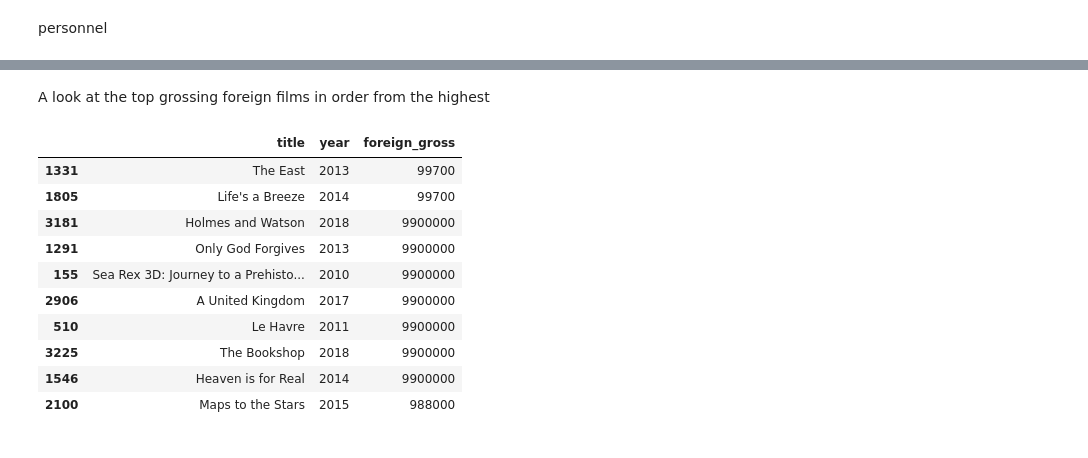
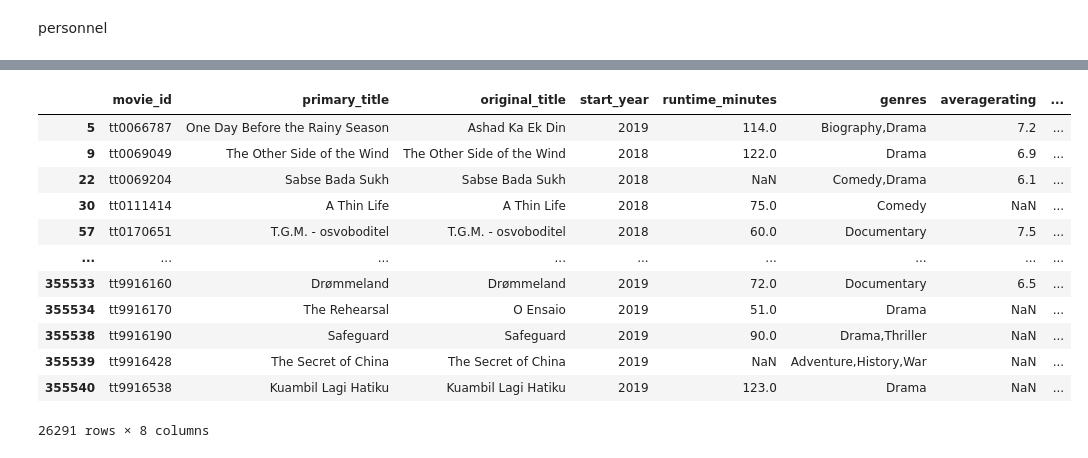
Before and after one commit to Aachiko/Microsoft-Movie-Market-Analysis, a Jupyter notebook: phase_1_project.ipynb, the cells around one changed output, grey strips where cells are left out. Drawn from its saved outputs; the diff is of its cells as text; code cells hidden in the pictures.

Commit message:
Add files via upload
modified imdb selection

```diff
--- a/phase_1_project.ipynb
+++ b/phase_1_project.ipynb
@@ -202,7 +202,14 @@ movie_budgets.head()
 # %%
 #Merge movie_basics_table and movie_akas_table using movie_id column
 imdb_merge1= pd.merge(movie_basics_table, movie_akas_table, on = 'movie_id', how = 'outer')
+
 # Drop duplicated and irrelevant columns
-imdb_drop1= imdb_merge1.drop(['attributes','ordering','language', 'title', 'is_original_title'], axis= 1)
-imdb_drop1.head()
+imdb_drop1= imdb_merge1.drop(['attributes','ordering','language', 'title', 'is_original_title','region','types'], axis= 1)
+
+# Additional merge with movie ratings table
+imdb_merge2= pd.merge(imdb_drop1, movie_ratings_table, on = 'movie_id', how = 'outer')
+
+#drop duplicate rows
+imdb_basic = imdb_merge2.drop_duplicates()
+imdb_basic.info()
 # %% [output]
@@ -303,19 +277,18 @@ sorted_domestic.head(10)
-# %% [markdown]
-A look at the top grossing foreign films in order from the highest
-# %%
-
-# bom['foreign_gross'] = bom['foreign_gross'].replace('9900000', pd.NA)
-sorted_foreign_gross = bom.dropna().sort_values(by='foreign_gross', ascending=False)[['title', 'year', 'foreign_gross']]
-sorted_foreign_gross.head(10)
-# %% [output]
-|  | title | year | foreign_gross |
-| 1331 | The East | 2013 | 99700 |
-| 1805 | Life's a Breeze | 2014 | 99700 |
-| 3181 | Holmes and Watson | 2018 | 9900000 |
-| 1291 | Only God Forgives | 2013 | 9900000 |
-| 155 | Sea Rex 3D: Journey to a Prehisto... | 2010 | 9900000 |
-| 2906 | A United Kingdom | 2017 | 9900000 |
-| 510 | Le Havre | 2011 | 9900000 |
-| 3225 | The Bookshop | 2018 | 9900000 |
-| 1546 | Heaven is for Real | 2014 | 9900000 |
-| 2100 | Maps to the Stars | 2015 | 988000 |
+# %%
+#Select recent movies to check trends
+imdb_recent = imdb_basic.loc[imdb_basic["start_year"] >= 2018]
+imdb_recent
+# %% [output]
+|  | movie_id | primary_title | original_title | start_year | runtime_minutes | genres | averagerating | ... |
+| 5 | tt0066787 | One Day Before the Rainy Season | Ashad Ka Ek Din | 2019 | 114.0 | Biography,Drama | 7.2 | ... |
+| 9 | tt0069049 | The Other Side of the Wind | The Other Side of the Wind | 2018 | 122.0 | Drama | 6.9 | ... |
+| 22 | tt0069204 | Sabse Bada Sukh | Sabse Bada Sukh | 2018 | NaN | Comedy,Drama | 6.1 | ... |
+| 30 | tt0111414 | A Thin Life | A Thin Life | 2018 | 75.0 | Comedy | NaN | ... |
+| 57 | tt0170651 | T.G.M. - osvoboditel | T.G.M. - osvoboditel | 2018 | 60.0 | Documentary | 7.5 | ... |
+| ... | ... | ... | ... | ... | ... | ... | ... | ... |
+| 355533 | tt9916160 | Drømmeland | Drømmeland | 2019 | 72.0 | Documentary | 6.5 | ... |
+| 355534 | tt9916170 | The Rehearsal | O Ensaio | 2019 | 51.0 | Drama | NaN | ... |
+| 355538 | tt9916190 | Safeguard | Safeguard | 2019 | 90.0 | Drama,Thriller | NaN | ... |
+| 355539 | tt9916428 | The Secret of China | The Secret of China | 2019 | NaN | Adventure,History,War | NaN | ... |
+| 355540 | tt9916538 | Kuambil Lagi Hatiku | Kuambil Lagi Hatiku | 2019 | 123.0 | Drama | NaN | ... |
+26291 rows × 8 columns
```
Also changed, not shown: parts of 11 cells of this notebook.
